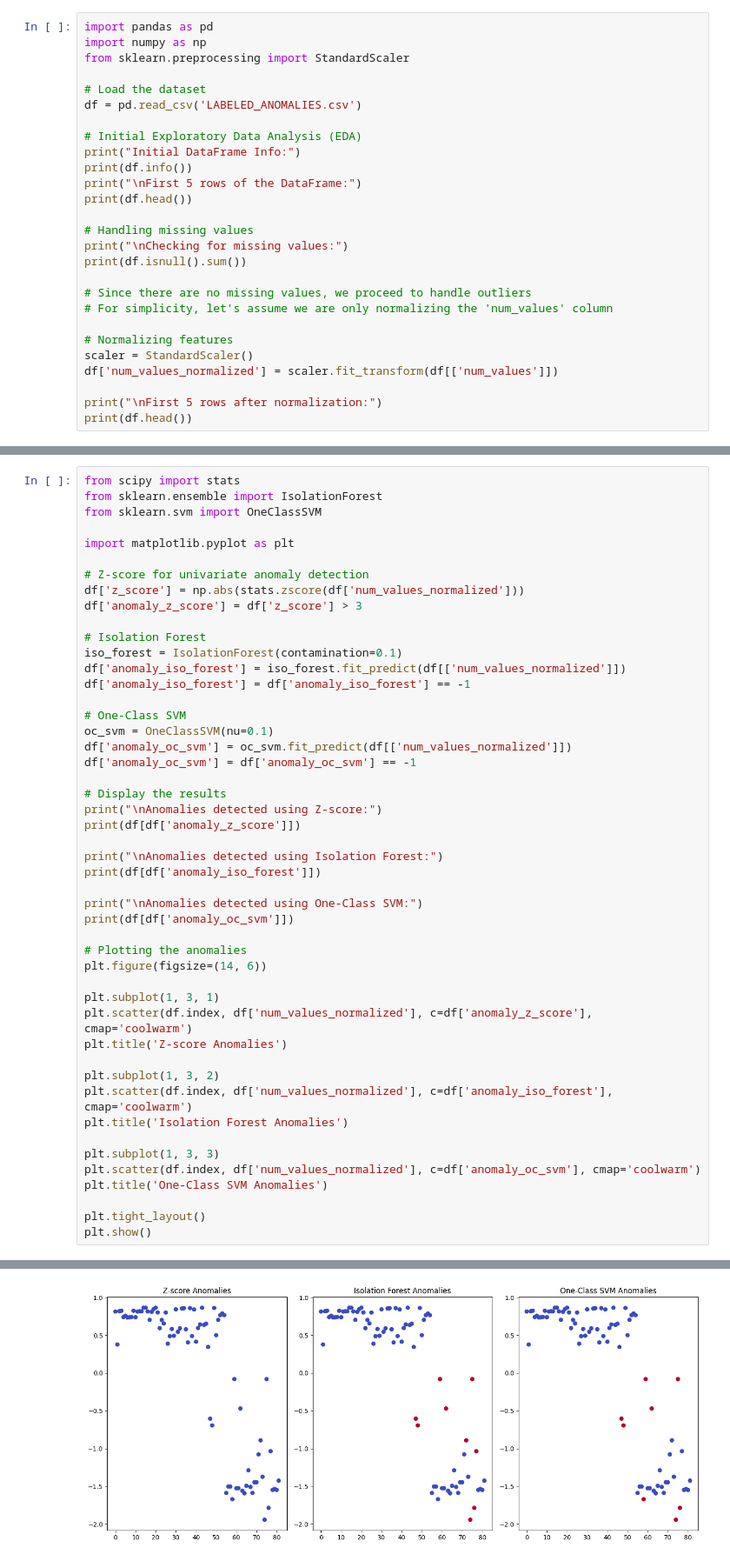
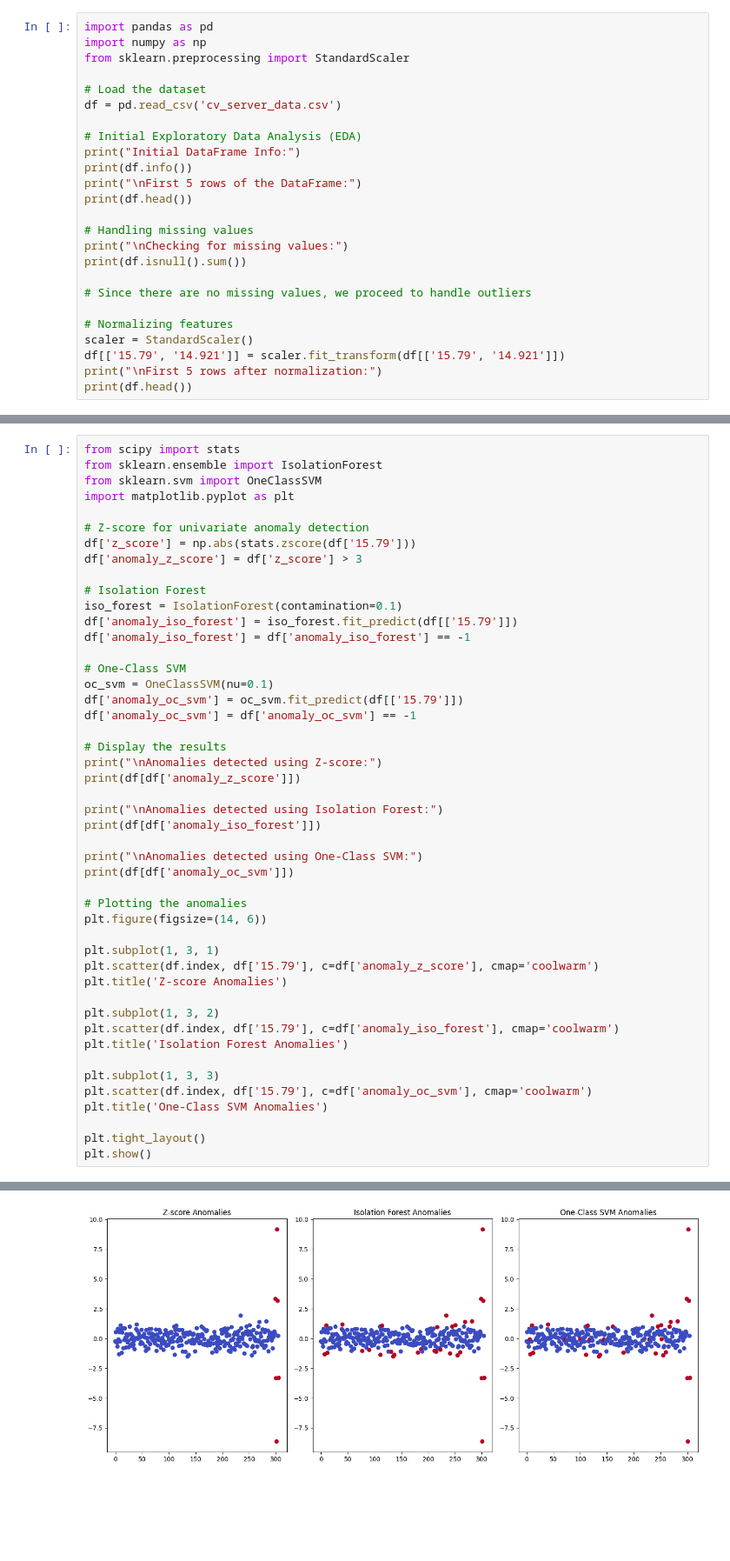
Before and after one commit to justkurama/data-mining-fall-2024, a Jupyter notebook: Assignment4/1.ipynb, the cells around one changed output, grey strips where cells are left out. Shown at 87% size. Drawn from its saved outputs; the diff is of its cells as text; blank space fills up the shorter version.

```diff
--- a/Assignment4/1.ipynb
+++ b/Assignment4/1.ipynb
@@ -4,7 +4,7 @@ import numpy as np
 from sklearn.preprocessing import StandardScaler
 
 # Load the dataset
-df = pd.read_csv('LABELED_ANOMALIES.csv')
+df = pd.read_csv('cv_server_data.csv')
 
 # Initial Exploratory Data Analysis (EDA)
 print("Initial DataFrame Info:")
@@ -17,12 +17,10 @@ print("\nChecking for missing values:")
 print(df.isnull().sum())
 
 # Since there are no missing values, we proceed to handle outliers
-# For simplicity, let's assume we are only normalizing the 'num_values' column
 
 # Normalizing features
 scaler = StandardScaler()
-df['num_values_normalized'] = scaler.fit_transform(df[['num_values']])
-
+df[['15.79', '14.921']] = scaler.fit_transform(df[['15.79', '14.921']])
 print("\nFirst 5 rows after normalization:")
 print(df.head())
 # %% [output]
@@ -47,21 +45,20 @@ dtypes: int64(1), object(4)
 from scipy import stats
 from sklearn.ensemble import IsolationForest
 from sklearn.svm import OneClassSVM
-
 import matplotlib.pyplot as plt
 
 # Z-score for univariate anomaly detection
-df['z_score'] = np.abs(stats.zscore(df['num_values_normalized']))
+df['z_score'] = np.abs(stats.zscore(df['15.79']))
 df['anomaly_z_score'] = df['z_score'] > 3
 
 # Isolation Forest
 iso_forest = IsolationForest(contamination=0.1)
-df['anomaly_iso_forest'] = iso_forest.fit_predict(df[['num_values_normalized']])
+df['anomaly_iso_forest'] = iso_forest.fit_predict(df[['15.79']])
 df['anomaly_iso_forest'] = df['anomaly_iso_forest'] == -1
 
 # One-Class SVM
 oc_svm = OneClassSVM(nu=0.1)
-df['anomaly_oc_svm'] = oc_svm.fit_predict(df[['num_values_normalized']])
+df['anomaly_oc_svm'] = oc_svm.fit_predict(df[['15.79']])
 df['anomaly_oc_svm'] = df['anomaly_oc_svm'] == -1
 
 # Display the results
@@ -78,15 +75,15 @@ print(df[df['anomaly_oc_svm']])
 plt.figure(figsize=(14, 6))
 
 plt.subplot(1, 3, 1)
-plt.scatter(df.index, df['num_values_normalized'], c=df['anomaly_z_score'], cmap='coolwarm')
+plt.scatter(df.index, df['15.79'], c=df['anomaly_z_score'], cmap='coolwarm')
 plt.title('Z-score Anomalies')
 
 plt.subplot(1, 3, 2)
-plt.scatter(df.index, df['num_values_normalized'], c=df['anomaly_iso_forest'], cmap='coolwarm')
+plt.scatter(df.index, df['15.79'], c=df['anomaly_iso_forest'], cmap='coolwarm')
 plt.title('Isolation Forest Anomalies')
 
 plt.subplot(1, 3, 3)
-plt.scatter(df.index, df['num_values_normalized'], c=df['anomaly_oc_svm'], cmap='coolwarm')
+plt.scatter(df.index, df['15.79'], c=df['anomaly_oc_svm'], cmap='coolwarm')
 plt.title('One-Class SVM Anomalies')
 
 plt.tight_layout()
@@ -112,4 +109,4 @@ Anomalies detected using Isolation Forest:
-[figure, old version]
+[figure, new version]
 # %%
 from sklearn.model_selection import train_test_split
 from sklearn.metrics import precision_score, recall_score, f1_score, confusion_matrix, roc_curve, auc
```
Also changed, not shown: parts of 4 cells of this notebook, 14 other files.
